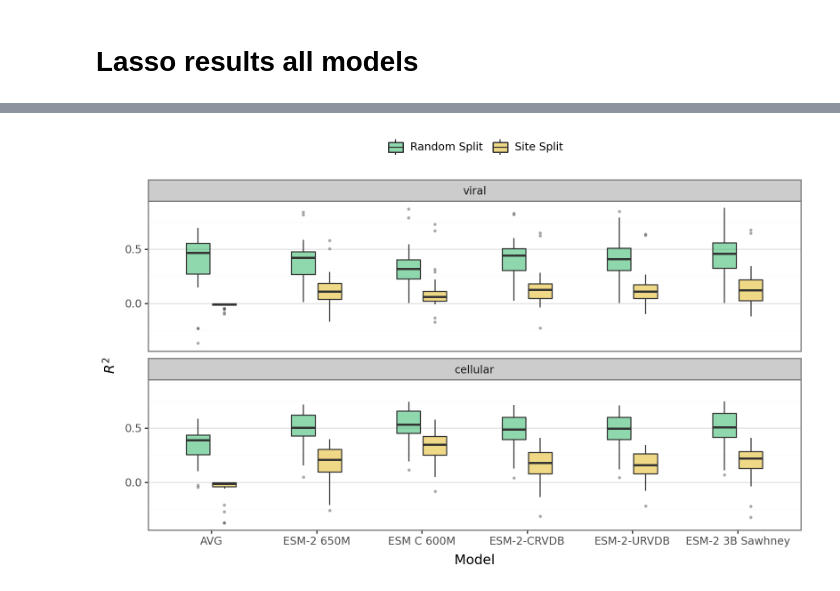
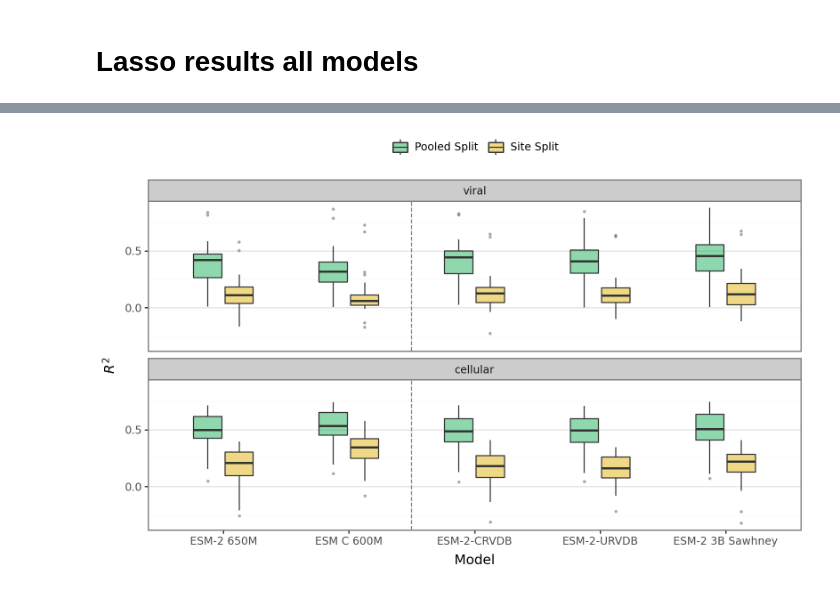
Before and after one commit to ziul-bio/DMS-SiteEffect-PLM, a Jupyter notebook: notebooks/results_lassoCV.ipynb, the cells around one changed output, grey strips where cells are left out. Saved outputs shown, nothing was run; the diff lists cells and outputs as text; code cells hidden in the pictures.

Commit message:
renaming labels to pooled

```diff
--- a/notebooks/results_lassoCV.ipynb
+++ b/notebooks/results_lassoCV.ipynb
@@ -303,7 +289,7 @@ rename_map = {
     'esm2_viral_650m_MP15_partial_CRVDBv30':'ESM-2-CRVDB',
     'esm2_viral_650m_MP15_partial_URVDBv30':'ESM-2-URVDB',
     'rsawhney_esm2_3B':'ESM-2 3B Sawhney',
-    'pool_split':'Random Split',
+    'pool_split':'Pooled Split',
     'site_split':'Site Split',
     }
 
@@ -369,22 +313,27 @@ plot#.save(filename='../experiments/site_random_all_models.png', dpi=600)
 # %%
+full_res = lassocv
+full_res['Model'] = pd.Categorical(full_res['Model'], categories=['ESM-2 650M', 'ESM C 600M', 'ESM-2-CRVDB', 'ESM-2-URVDB', 'ESM-2 3B Sawhney'])
+full_res['Source'] = pd.Categorical(full_res['Source'], categories=['viral', 'cellular'])
+
 plot = (
     pln.ggplot(full_res, pln.aes(fill='Split', y='R2_score_test', x='Model'))
     + pln.geom_boxplot(outlier_size=0.5, outlier_alpha=0.3, width=0.5, alpha=0.5 )
-    + pln.scale_fill_manual(values={"Random Split": "#20B15C", "Site Split": "#E2B40E"})
+    + pln.geom_vline(xintercept=2.5, linetype='dashed', color='gray', size=0.5)
+    + pln.scale_fill_manual(values={"Pooled Split": "#20B15C", "Site Split": "#E2B40E"})
     + pln.labs(
         x='Model',
         y='$R^2$',
     )
     + pln.theme_bw()
     + pln.facet_wrap('~Source', nrow=2)
     + pln.theme(
         figure_size=(8, 5),
         panel_grid_major_x=pln.element_blank(),
         legend_position='top',
         legend_title=pln.element_blank()
     )
 )
 
-plot#.save(filename='../experiments/site_x_random_all_models.png', dpi=600)
+plot#.save(filename='../experiments/fig4_site_x_random_all_models.png', dpi=600)
 # %% [output]
-[figure, old version]
+[figure, new version]
```
Also changed, not shown: parts of 7 cells of this notebook.
